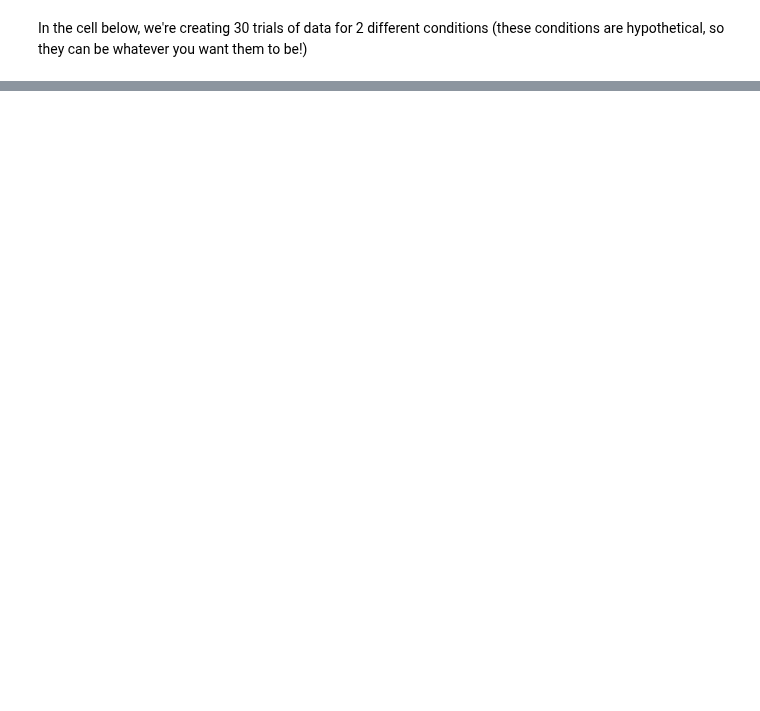
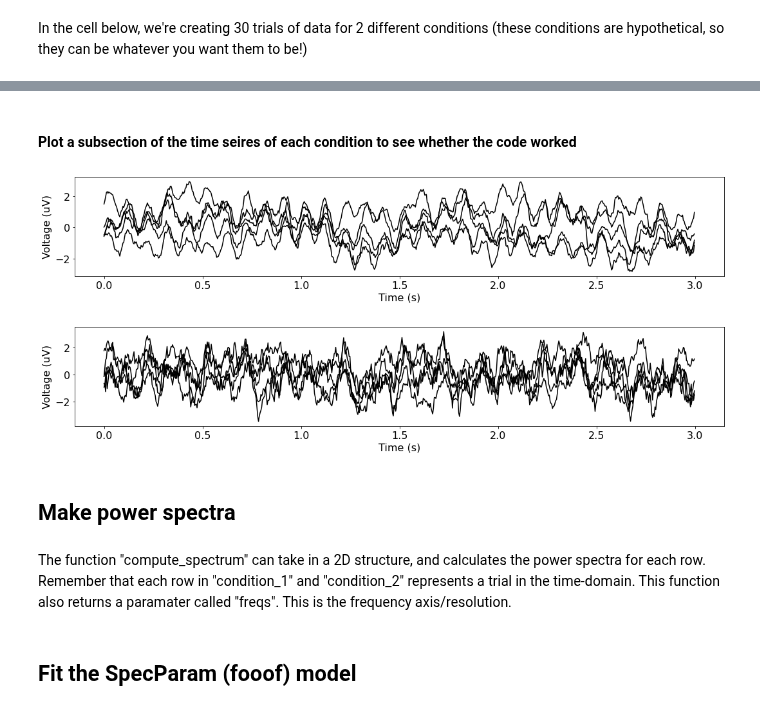
Before and after one commit to voytekresearch/spr, a Jupyter notebook: specparam_01-SimData.ipynb, the cells around one changed output, grey strips where cells are left out. Saved outputs shown, nothing was run; the diff lists cells and outputs as text; code cells hidden in the pictures; blank space fills up the shorter version.

```diff
--- a/specparam_01-SimData.ipynb
+++ b/specparam_01-SimData.ipynb
@@ -24,0 +130,13 @@ set_random_seed(0)
+# %% [markdown]
+#### Plot a subsection of the time seires of each condition to see whether the code worked
+# %%
+plot_time_series(times, condition_1[:5].T)  # We just need to transpose the matrix for plotting purposes
+plot_time_series(times, condition_2[:5].T)
+# %% [output]
+[figure, added]
+[figure, added]
+# %% [markdown]
+## Make power spectra
+# %% [markdown]
+The function "compute_spectrum" can take in a 2D structure, and calculates the power spectra for each row. Remember that each row in "condition_1" and "condition_2" represents a trial in the time-domain.
+This function also returns a paramater called "freqs". This is the frequency axis/resolution.
@@ -24,0 +149,2 @@ set_random_seed(0)
+# %% [markdown]
+## Fit the SpecParam (fooof) model
```
Also changed, not shown: parts of 18 cells of this notebook.
